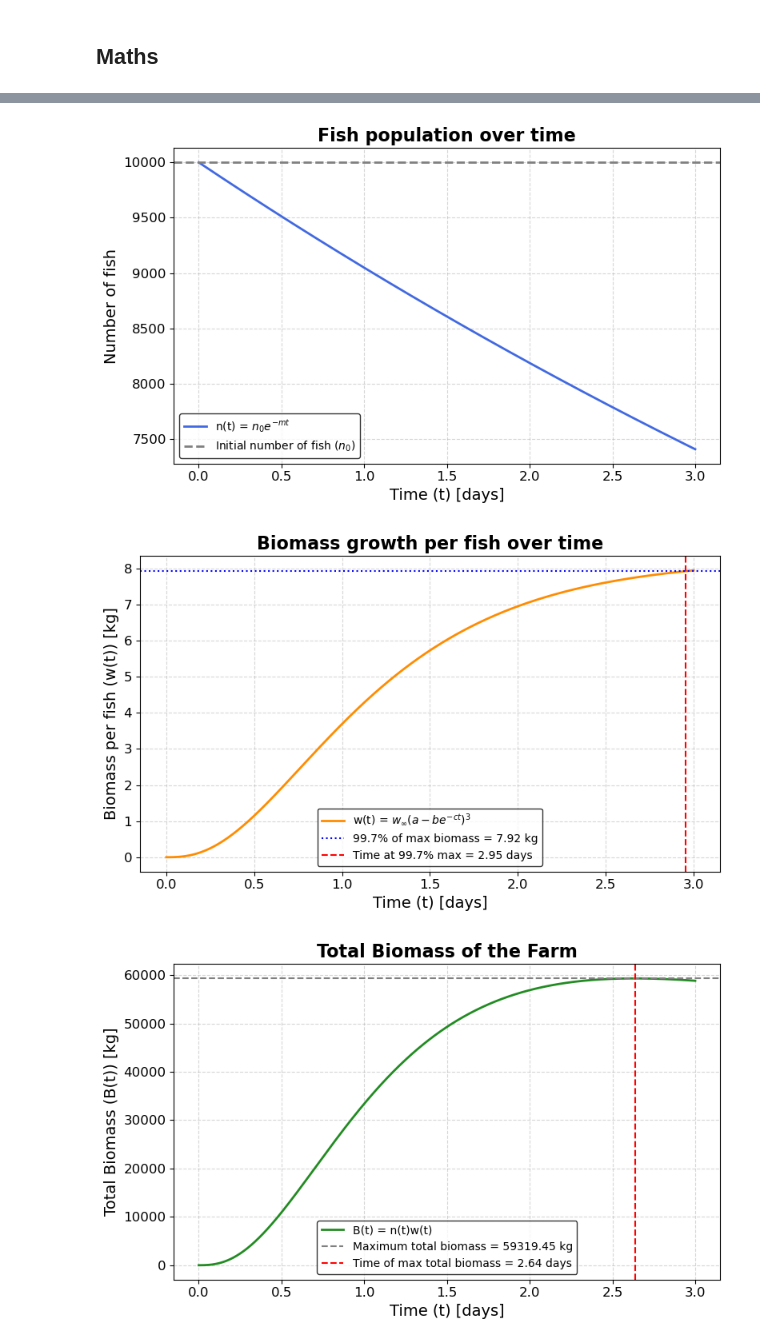
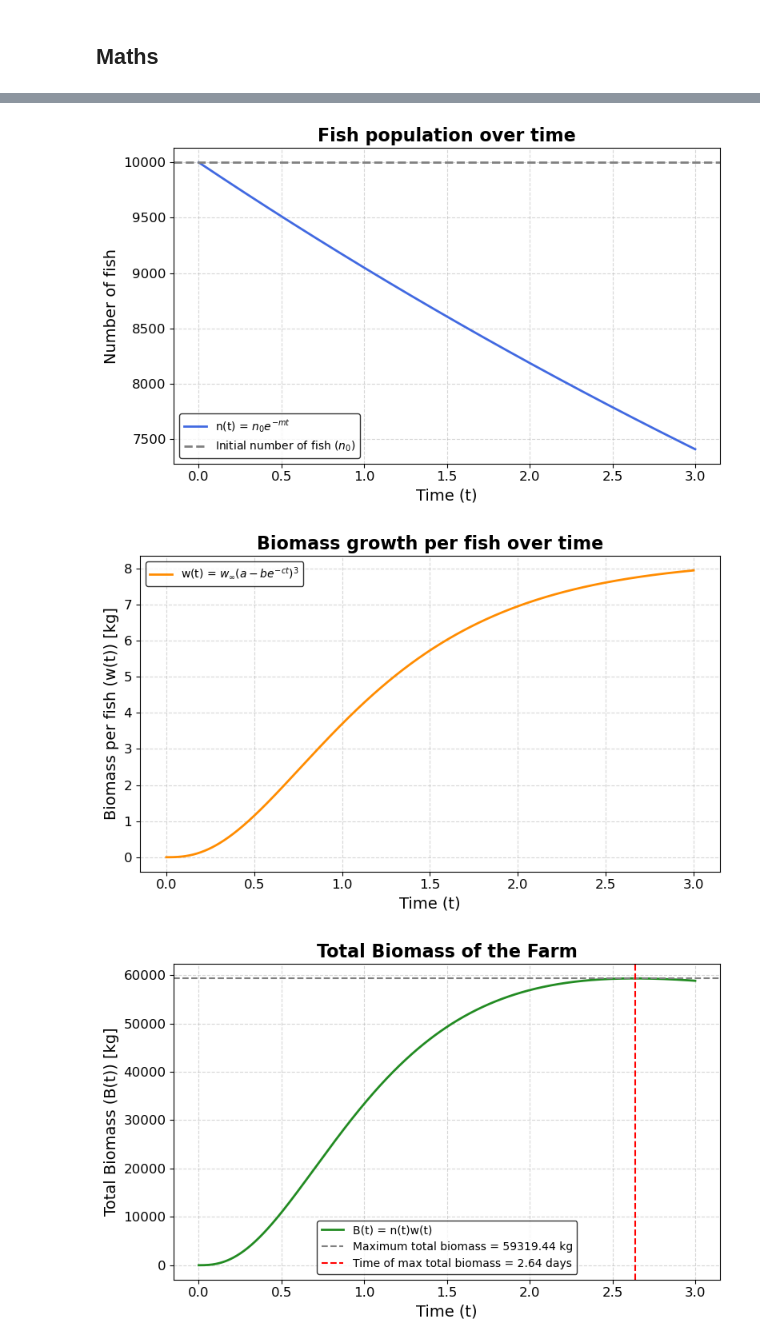
Before and after one commit to Cheezdoodle/SalmonFarmers, a Jupyter notebook: SalmonValue.ipynb, the cells around one changed output, grey strips where cells are left out. Cells and saved outputs as stored; diff of their text form; code cells hidden in the pictures.

```diff
--- a/SalmonValue.ipynb
+++ b/SalmonValue.ipynb
@@ -44,8 +44,8 @@ def feeding_costs(t):
 
 def cum_feeding_costs(t):
     r = 0.03
-    discounted_costs = np.zeros(t.shape[0]-1)
-    for i in range(0, len(t)-1):
+    discounted_costs = np.zeros(t.shape[0])
+    for i in range(0, len(t)):
         discounted_cost, _ = quad(lambda s: np.exp(-r * s) * feeding_costs(s), 0, t[i])
         discounted_costs[i] = discounted_cost
     return discounted_costs
@@ -90,0 +79,19 @@ simulate_paths()
+# %%
+t = np.linspace(0, 3, 702)
+
+n_t = fish_population(t)
+w_t = biomass_growth(t)
+B_t = total_biomass(t)
+feed_cost = feeding_costs(t)
+H_t = harvesting_cost(t)
+F_t = cum_feeding_costs(t)
+S, delta = simulate_paths()
+
+payoff = S * B_t - H_t - F_t
+
+
+plt.plot(payoff[1,:])
+plt.plot(payoff[2,:])
+plt.plot(payoff[3,:])
+plt.plot(payoff[4,:])
+plt.plot(payoff[5,:])
@@ -91,16 +101,12 @@ simulate_paths()
 # %%
-t = np.linspace(0, 3, 701)
 
-n_t = fish_population(t)
-w_t = biomass_growth(t)
-B_t = total_biomass(t)
-feed_cost = feeding_costs(t)
-test = cum_feeding_costs(t)
 
 n0 = 10000
 m = 0.1
 
-plt.plot(test)
+cum_feed_cost = cum_feeding_costs(t)
+
+plt.plot(cum_feed_cost)
 plt.show()
 plt.plot(feed_cost)
 plt.show()
@@ -110,7 +116,7 @@ plt.figure(figsize=(8, 5))
 plt.plot(t, n_t, color='royalblue', linewidth=2, label='n(t) = $n_0 e^{-mt}$')
 plt.axhline(y=n0, color='gray', linestyle='--', linewidth=2, label='Initial number of fish ($n_0$)')
 plt.title('Fish population over time', fontsize=16, fontweight='bold')
-plt.xlabel('Time (t) [days]', fontsize=14)
+plt.xlabel('Time (t)', fontsize=14)
 plt.ylabel('Number of fish', fontsize=14)
 plt.grid(True, linestyle='--', alpha=0.5)
 plt.legend(frameon=True, edgecolor='black')
@@ -127,39 +133,37 @@ time_997 = times_997[0]
 #Plot biomass growth
 plt.figure(figsize=(8, 5))
 plt.plot(t, w_t, color='darkorange', linewidth=2, label=r'w(t) = $w_{\infty}(a - be^{-ct})^3$')
-plt.axhline(y=max_997, color='blue', linestyle=':', label=f'99.7% of max biomass = {max_997:.2f} kg')
-plt.axvline(x=time_997, color='red', linestyle='--', label=f'Time at 99.7% max = {time_997:.2f} days')
 plt.title('Biomass growth per fish over time', fontsize=16, fontweight='bold')
-plt.xlabel('Time (t) [days]', fontsize=14)
+plt.xlabel('Time (t)', fontsize=14)
 plt.ylabel('Biomass per fish (w(t)) [kg]', fontsize=14)
 plt.grid(True, linestyle='--', alpha=0.5)
 plt.legend(frameon=True, edgecolor='black')
 plt.tick_params(labelsize=12)
 plt.tight_layout()
 plt.show()
 #-----------------------------------------------------------------------------
 
 #Maximum total biomass and time
 max_B = max(B_t)
 max_index_B = np.argmax(B_t)
 max_time_B = t[max_index_B]
 
 #Plot total biomass
 plt.figure(figsize=(8, 5))
 plt.plot(t, B_t, color='forestgreen', linewidth=2, label='B(t) = n(t)w(t)')
 plt.axhline(y=max_B, color='grey', linestyle='--', label=f'Maximum total biomass = {max_B:.2f} kg')
 plt.axvline(x=max_time_B, color='red', linestyle='--', label=f'Time of max total biomass = {max_time_B:.2f} days')
 plt.title('Total Biomass of the Farm', fontsize=16, fontweight='bold')
-plt.xlabel('Time (t) [days]', fontsize=14)
+plt.xlabel('Time (t)', fontsize=14)
 plt.ylabel('Total Biomass (B(t)) [kg]', fontsize=14)
 plt.grid(True, linestyle='--', alpha=0.5)
 plt.legend(frameon=True, edgecolor='black')
 plt.tick_params(labelsize=12)
 plt.tight_layout()
 plt.show()
 # %% [output]
 [figure]
 [figure]
-[figure, old version]
+[figure, new version]
-[figure, old version]
+[figure, new version]
-[figure, old version]
+[figure, new version]
```
Also changed, not shown: parts of 3 cells of this notebook.
